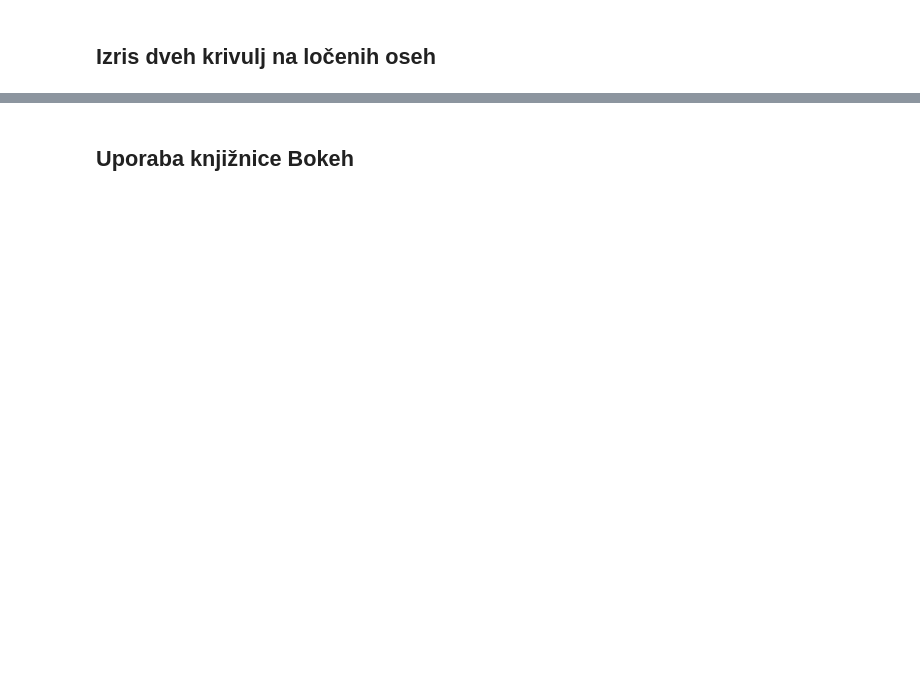
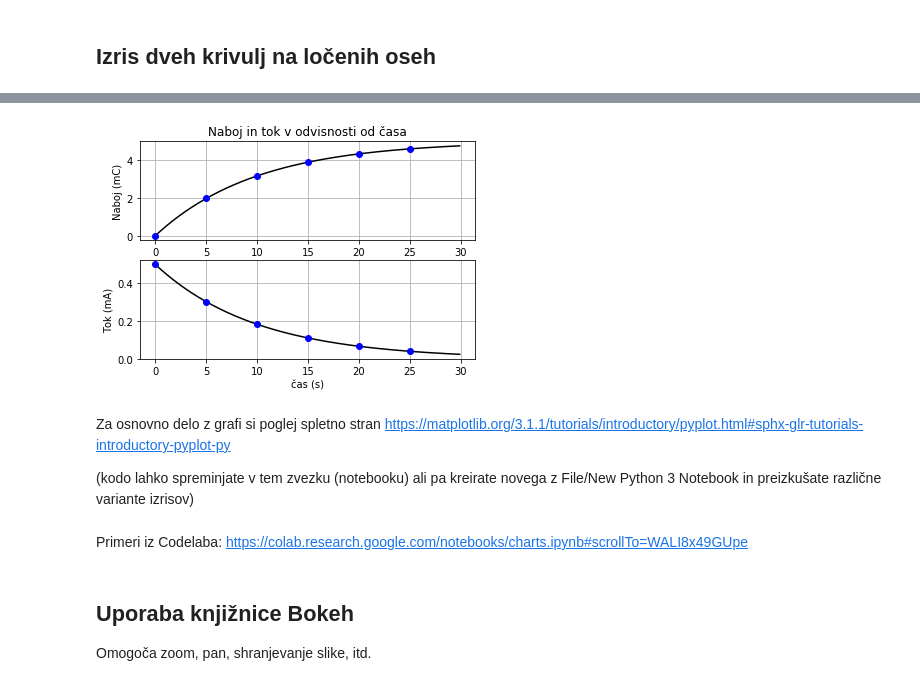
Before and after one commit to osnove/Dodatno, a Jupyter notebook: oe1_Q_i.ipynb, the cells around one changed output, grey strips where cells are left out. Cells and saved outputs as stored; diff of their text form; code cells hidden in the pictures; blank space fills up the shorter version.

```diff
--- a/oe1_Q_i.ipynb
+++ b/oe1_Q_i.ipynb
@@ -83,5 +91,35 @@ plt.show()
+# %%
+t1 = np.arange(0.0, 30.0, 5)
+# Izračun naboja in toka v manj točkah
+Q1= 5*(1-np.exp(-t1/10))
+i1= 0.5*np.exp(-t1/10)
+
+plt.figure()
+plt.subplot(211)
+plt.plot(t, Q, 'k', t1, Q1, 'bo')
+plt.ylabel('Naboj (mC)')
+plt.title('Naboj in tok v odvisnosti od časa')
+plt.grid()
+
+plt.subplot(212)
+plt.plot(t, i, 'k', t1, i1, 'bo')
+plt.ylabel('Tok (mA)')
+plt.xlabel('čas (s)')
+
+plt.grid()
+plt.show()
+# %% [output]
+[figure, added]
+# %% [markdown]
+Za osnovno delo z grafi si poglej spletno stran
+https://matplotlib.org/3.1.1/tutorials/introductory/pyplot.html#sphx-glr-tutorials-introductory-pyplot-py
+
+(kodo lahko spreminjate v tem zvezku (notebooku) ali pa kreirate novega z File/New Python 3 Notebook in preizkušate različne variante izrisov)
+# %% [markdown]
+Primeri iz Codelaba: https://colab.research.google.com/notebooks/charts.ipynb#scrollTo=WALI8x49GUpe
 # %% [markdown]
 ## Uporaba knjižnice Bokeh
+Omogoča zoom, pan, shranjevanje slike, itd.
 # %%
 from bokeh.io import output_file, show
 from bokeh.layouts import column
```
Also changed, not shown: parts of 9 cells of this notebook.
